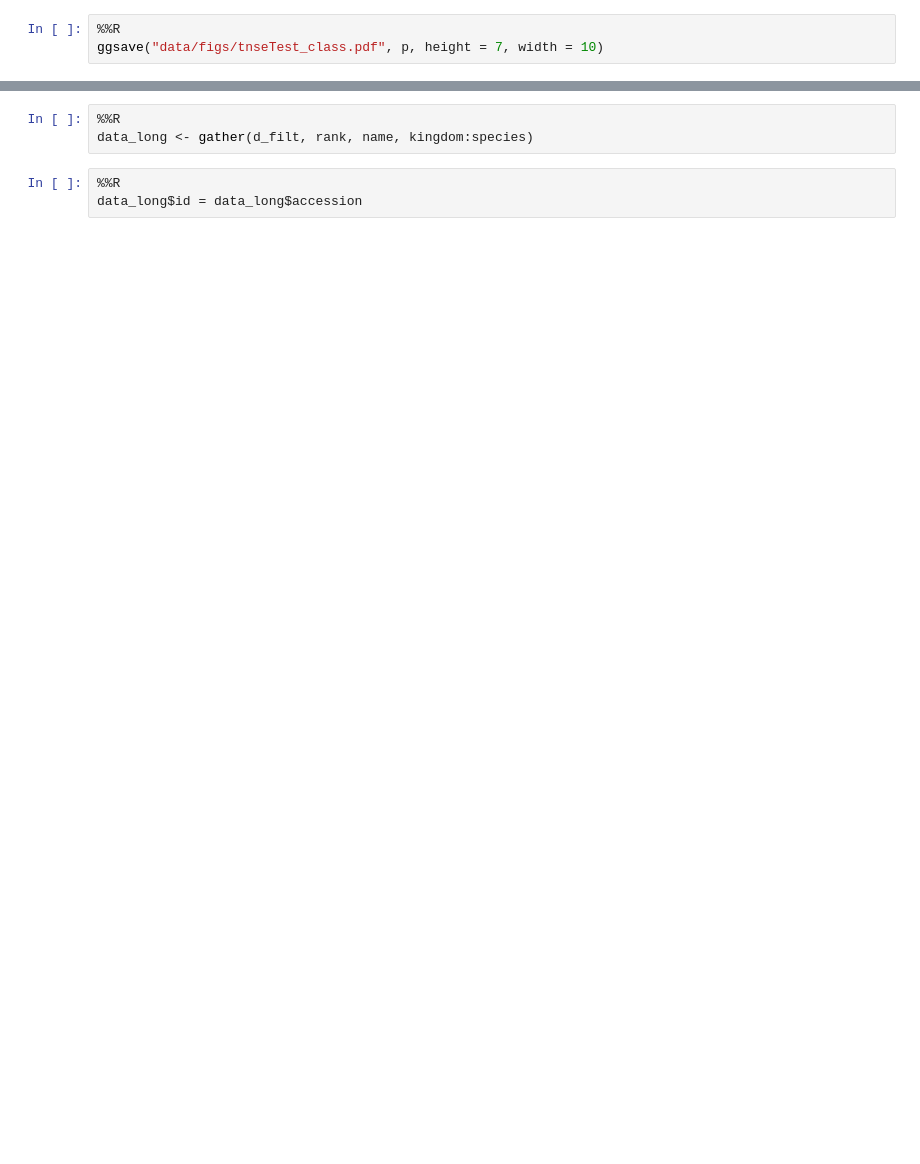
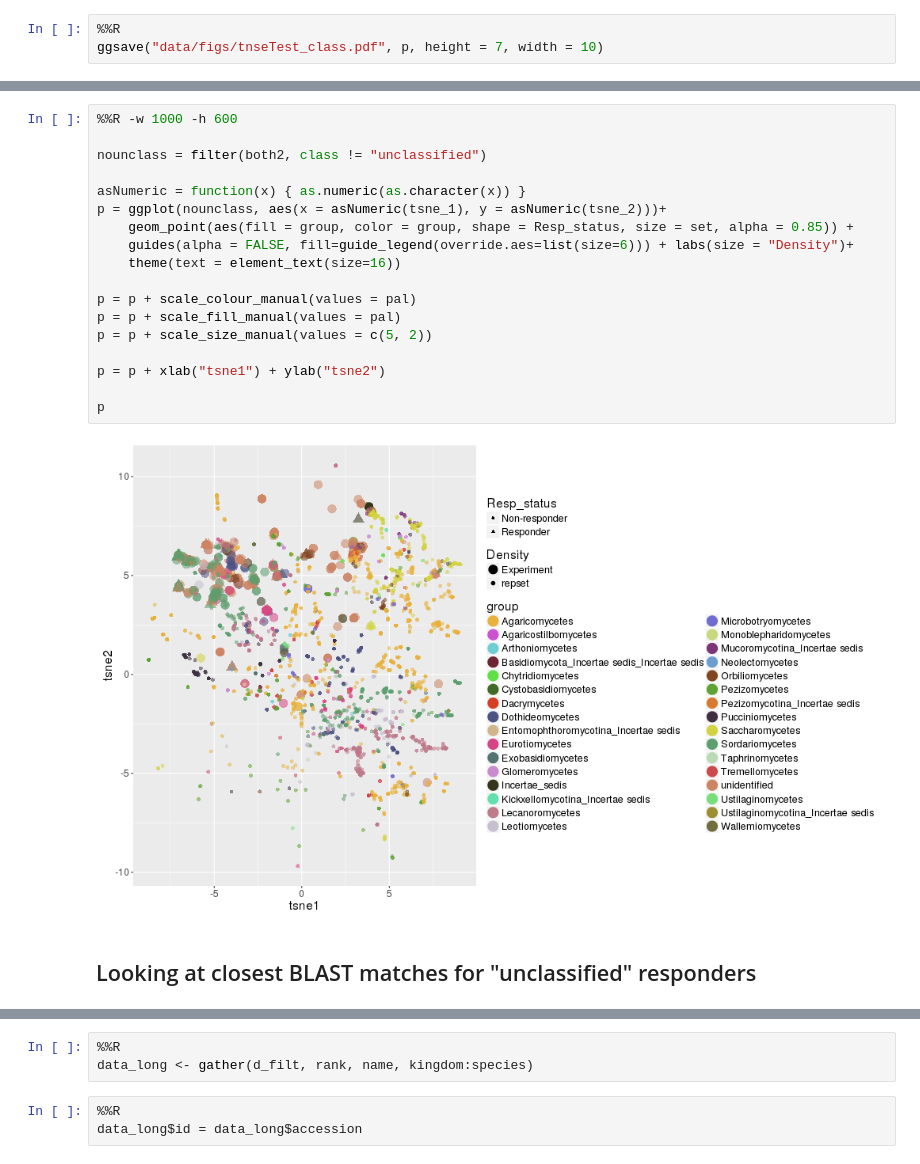
Before and after one commit to chvtk/Fungal_SIP, a Jupyter notebook: t-SNE_samplesANDrepset.ipynb, the cells around one changed output, grey strips where cells are left out. Saved outputs shown, nothing was run; the diff lists cells and outputs as text; blank space fills up the shorter version.

Commit message:
added representative sequences to t-SNE after going through in silico PCR. Also added BLAST testing

```diff
--- a/t-SNE_samplesANDrepset.ipynb
+++ b/t-SNE_samplesANDrepset.ipynb
@@ -517,0 +428,22 @@ length(d_filt$accession)
+# %%
+%%R -w 1000 -h 600
+
+nounclass = filter(both2, class != "unclassified")
+
+asNumeric = function(x) { as.numeric(as.character(x)) }
+p = ggplot(nounclass, aes(x = asNumeric(tsne_1), y = asNumeric(tsne_2)))+
+    geom_point(aes(fill = group, color = group, shape = Resp_status, size = set, alpha = 0.85)) +
+    guides(alpha = FALSE, fill=guide_legend(override.aes=list(size=6))) + labs(size = "Density")+
+    theme(text = element_text(size=16))
+
+p = p + scale_colour_manual(values = pal)
+p = p + scale_fill_manual(values = pal)
+p = p + scale_size_manual(values = c(5, 2))
+
+p = p + xlab("tsne1") + ylab("tsne2")
+
+p
+# %% [output]
+[figure, added]
+# %% [markdown]
+## Looking at closest BLAST matches for "unclassified" responders
```
Also changed, not shown: parts of 112 cells of this notebook, 1 other file.
